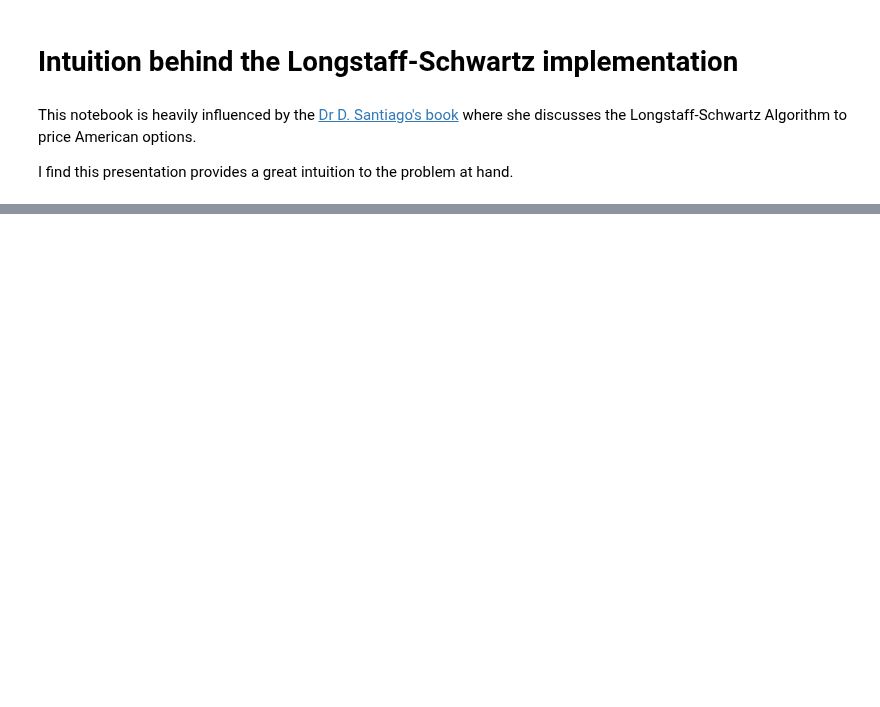
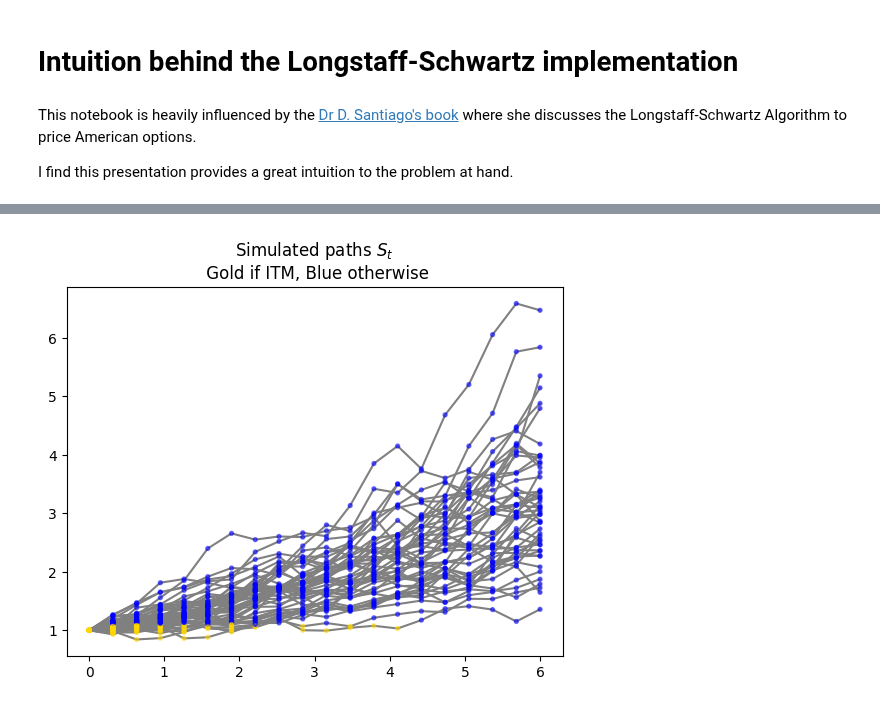
Before and after one commit to libapatrik/Quantitative-Finance-Book, a Jupyter notebook: _build/html/_sources/LongSchAlgo.ipynb, the cells around one changed output, grey strips where cells are left out. Saved outputs shown, nothing was run; the diff lists cells and outputs as text; code cells hidden in the pictures; blank space fills up the shorter version.

```diff
--- a/_build/html/_sources/LongSchAlgo.ipynb
+++ b/_build/html/_sources/LongSchAlgo.ipynb
@@ -31,0 +63,2 @@ plt.show()
+# %%
+K = 1.1
@@ -31,0 +71,9 @@ plt.show()
+# %%
+for path in paths:
+    colors = ['gold' if (x<K) else 'blue' for x in path]
+    plt.plot(times, path, color="gray")
+    plt.scatter(times, path, c=colors, s=8, zorder=3, alpha=0.5)
+plt.title("Simulated paths $S_t$\n Gold if ITM, Blue otherwise")
+plt.show()
+# %% [output]
+[figure, added]
```
Also changed, not shown: parts of 5 cells of this notebook, 11 other files.
